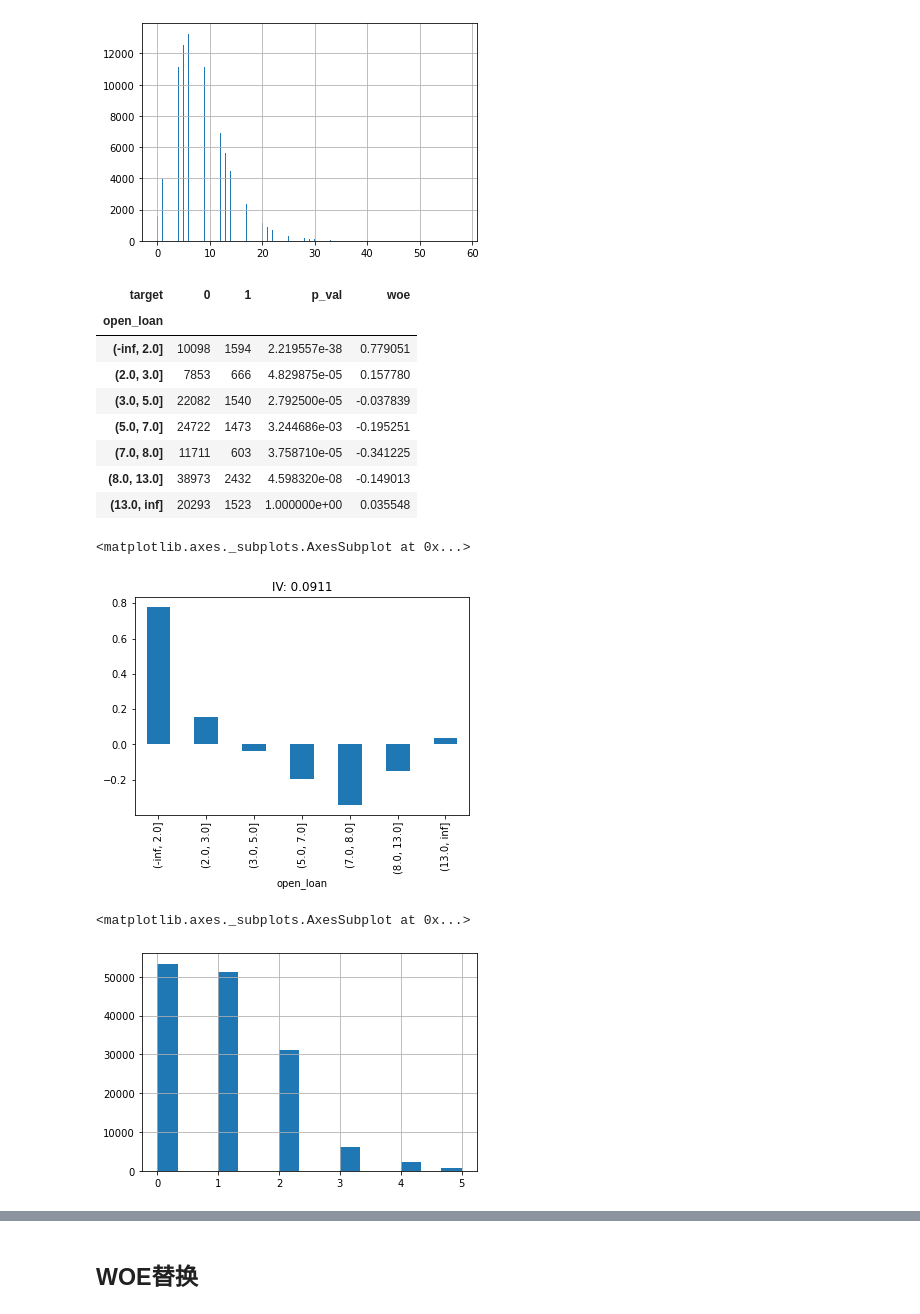
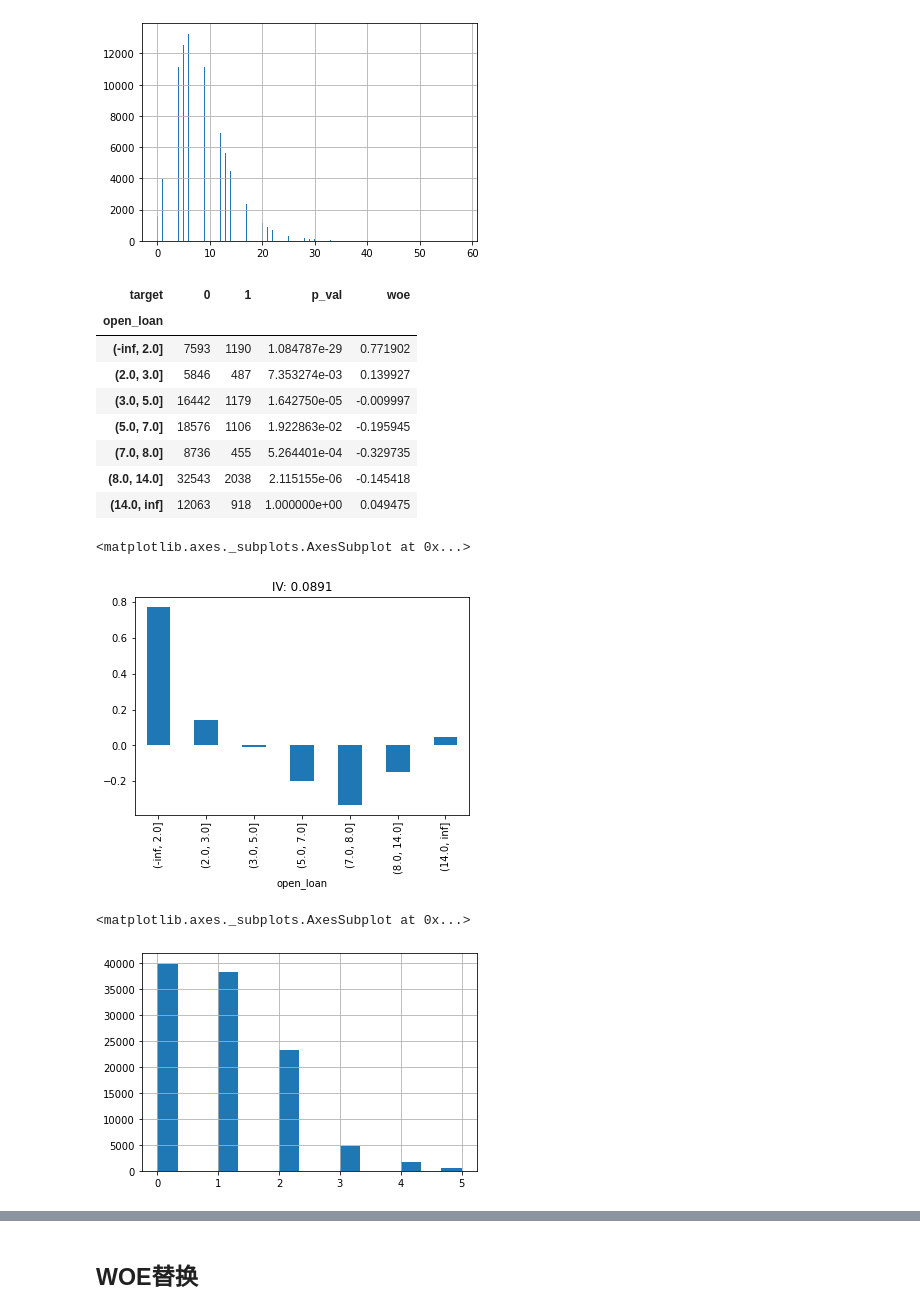
Before and after one commit to 123385918/Python-Science-Handbook, a Jupyter notebook: Kaggle--Give me some Credite.ipynb, the cells around one changed output, grey strips where cells are left out. Cells and saved outputs as stored; diff of their text form; code cells hidden in the pictures.

```diff
--- a/Kaggle--Give me some Credite.ipynb
+++ b/Kaggle--Give me some Credite.ipynb
@@ -189,3 +171,5 @@ data_train.reset_index(drop=True, inplace=True)
+# %%
+df_train, df_test = train_test_split(data_train,stratify=data_train.target)
 # %% [markdown]
 ## 自定分箱 卡方分箱 spearman分箱
 # %%
@@ -508,24 +489,24 @@ data_train.open_loan.hist(bins=500)
 # %%
 # loan_box,loan_iv = init_box(data_train.loc[:,['open_loan','target']],np.arange(15))
 # loan_box,loan_iv = spearman_box(data_train.loc[:,['open_loan','target']],r_thr=.1)
-loan_box,loan_iv = chi2_box(data_train.loc[:,['open_loan','target']])
+loan_box,loan_iv = chi2_box(df_train.loc[:,['open_loan','target']])
 display(loan_box)
 loan_box.woe.plot(kind='bar',title=f'IV: {loan_iv:.4f}')
 # %% [output]
 | target | 0 | 1 | p_val | woe |
 | open_loan |  |  |  |  |
-| (-inf, 2.0] | 10098 | 1594 | 2.219557e-38 | 0.779051 |
-| (2.0, 3.0] | 7853 | 666 | 4.829875e-05 | 0.157780 |
-| (3.0, 5.0] | 22082 | 1540 | 2.792500e-05 | -0.037839 |
-| (5.0, 7.0] | 24722 | 1473 | 3.244686e-03 | -0.195251 |
-| (7.0, 8.0] | 11711 | 603 | 3.758710e-05 | -0.341225 |
-| (8.0, 13.0] | 38973 | 2432 | 4.598320e-08 | -0.149013 |
-| (13.0, inf] | 20293 | 1523 | 1.000000e+00 | 0.035548 |
+| (-inf, 2.0] | 7593 | 1190 | 1.084787e-29 | 0.771902 |
+| (2.0, 3.0] | 5846 | 487 | 7.353274e-03 | 0.139927 |
+| (3.0, 5.0] | 16442 | 1179 | 1.642750e-05 | -0.009997 |
+| (5.0, 7.0] | 18576 | 1106 | 1.922863e-02 | -0.195945 |
+| (7.0, 8.0] | 8736 | 455 | 5.264401e-04 | -0.329735 |
+| (8.0, 14.0] | 32543 | 2038 | 2.115155e-06 | -0.145418 |
+| (14.0, inf] | 12063 | 918 | 1.000000e+00 | 0.049475 |
 <matplotlib.axes._subplots.AxesSubplot at 0x...>
-[figure, old version]
+[figure, new version]
 # %%
-data_train.query('estate_loan<6').estate_loan.hist(bins=15)
+df_train.query('estate_loan<6').estate_loan.hist(bins=15)
 # %% [output]
 <matplotlib.axes._subplots.AxesSubplot at 0x...>
-[figure, old version]
+[figure, new version]
 # %%
```
Also changed, not shown: parts of 61 cells of this notebook.
